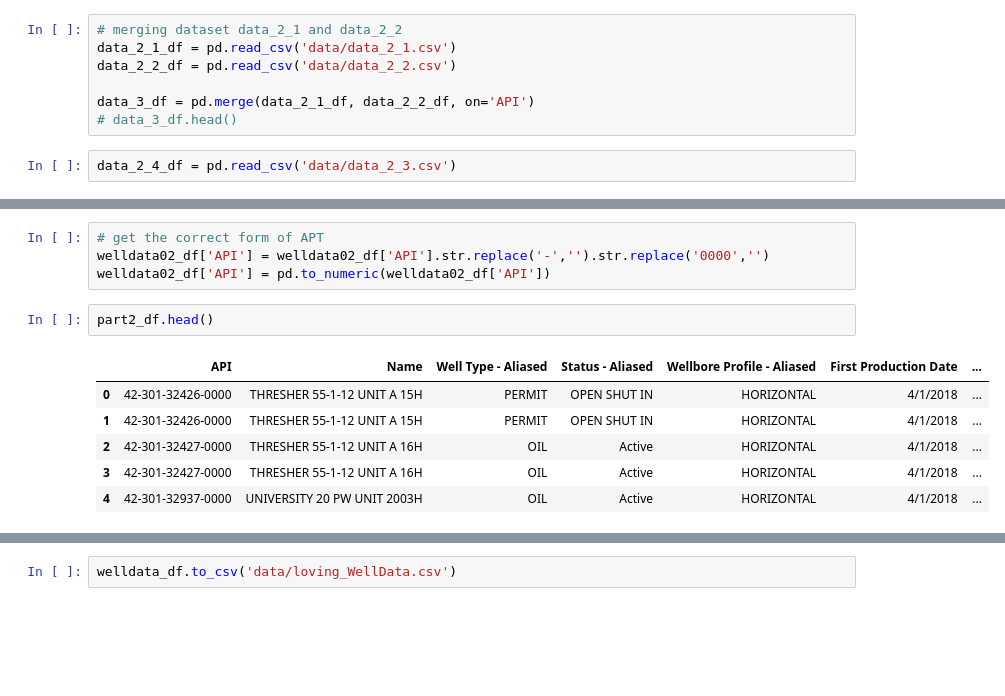
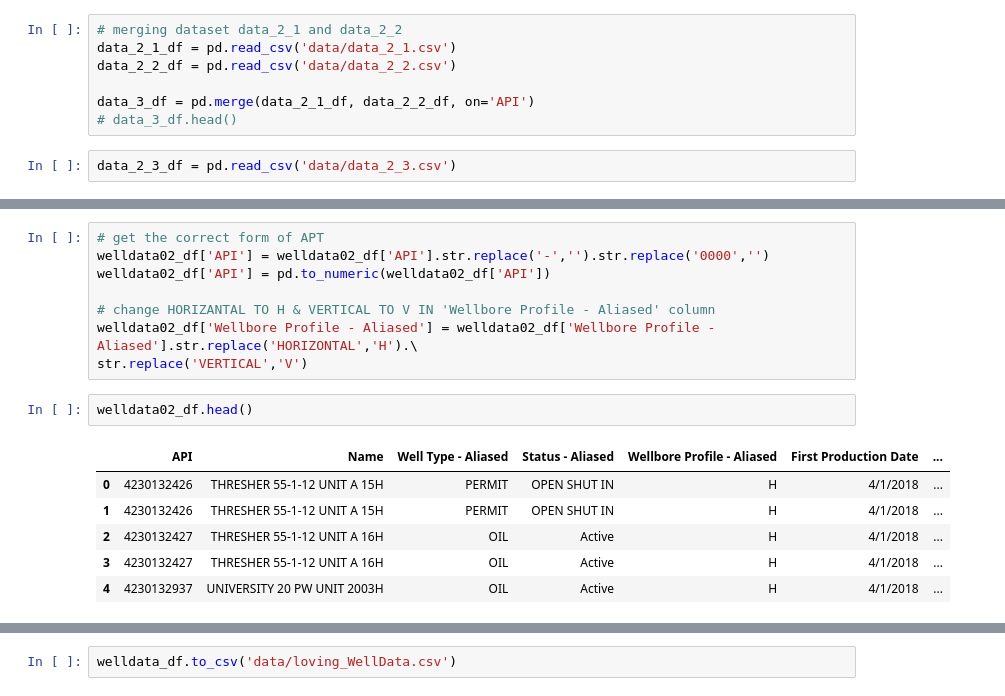
Before and after one commit to fractalss/Well-Quakes-Project, a Jupyter notebook: data_cleaning.ipynb, the cells around one changed output, grey strips where cells are left out. Cells and saved outputs as stored; diff of their text form; blank space fills up the shorter version.

Commit message:
loving-welldata.csv &pndas file

```diff
--- a/data_cleaning.ipynb
+++ b/data_cleaning.ipynb
@@ -107,7 +107,7 @@ data_2_2_df = pd.read_csv('data/data_2_2.csv')
 data_3_df = pd.merge(data_2_1_df, data_2_2_df, on='API')
 # data_3_df.head()
 # %%
-data_2_4_df = pd.read_csv('data/data_2_3.csv')
+data_2_3_df = pd.read_csv('data/data_2_3.csv')
 # %%
 # merge data_3 and data_2_3
 welldata02_df = pd.merge(data_3_df, data_2_3_df, on='API')
@@ -124,13 +123,17 @@ welldata02_df.head()
 # get the correct form of APT
 welldata02_df['API'] = welldata02_df['API'].str.replace('-','').str.replace('0000','')
 welldata02_df['API'] = pd.to_numeric(welldata02_df['API'])
+
+# change HORIZANTAL TO H & VERTICAL TO V IN 'Wellbore Profile - Aliased' column
+welldata02_df['Wellbore Profile - Aliased'] = welldata02_df['Wellbore Profile - Aliased'].str.replace('HORIZONTAL','H').\
+str.replace('VERTICAL','V')
 # %%
-part2_df.head()
+welldata02_df.head()
 # %% [output]
 |  | API | Name | Well Type - Aliased | Status - Aliased | Wellbore Profile - Aliased | First Production Date | ... |
-| 0 | 42-301-32426-0000 | THRESHER 55-1-12 UNIT A 15H | PERMIT | OPEN SHUT IN | HORIZONTAL | 4/1/2018 | ... |
-| 1 | 42-301-32426-0000 | THRESHER 55-1-12 UNIT A 15H | PERMIT | OPEN SHUT IN | HORIZONTAL | 4/1/2018 | ... |
-| 2 | 42-301-32427-0000 | THRESHER 55-1-12 UNIT A 16H | OIL | Active | HORIZONTAL | 4/1/2018 | ... |
-| 3 | 42-301-32427-0000 | THRESHER 55-1-12 UNIT A 16H | OIL | Active | HORIZONTAL | 4/1/2018 | ... |
-| 4 | 42-301-32937-0000 | UNIVERSITY 20 PW UNIT 2003H | OIL | Active | HORIZONTAL | 4/1/2018 | ... |
+| 0 | 4230132426 | THRESHER 55-1-12 UNIT A 15H | PERMIT | OPEN SHUT IN | H | 4/1/2018 | ... |
+| 1 | 4230132426 | THRESHER 55-1-12 UNIT A 15H | PERMIT | OPEN SHUT IN | H | 4/1/2018 | ... |
+| 2 | 4230132427 | THRESHER 55-1-12 UNIT A 16H | OIL | Active | H | 4/1/2018 | ... |
+| 3 | 4230132427 | THRESHER 55-1-12 UNIT A 16H | OIL | Active | H | 4/1/2018 | ... |
+| 4 | 4230132937 | UNIVERSITY 20 PW UNIT 2003H | OIL | Active | H | 4/1/2018 | ... |
 # %%
```
Also changed, not shown: parts of 14 cells of this notebook, 4 other files.
